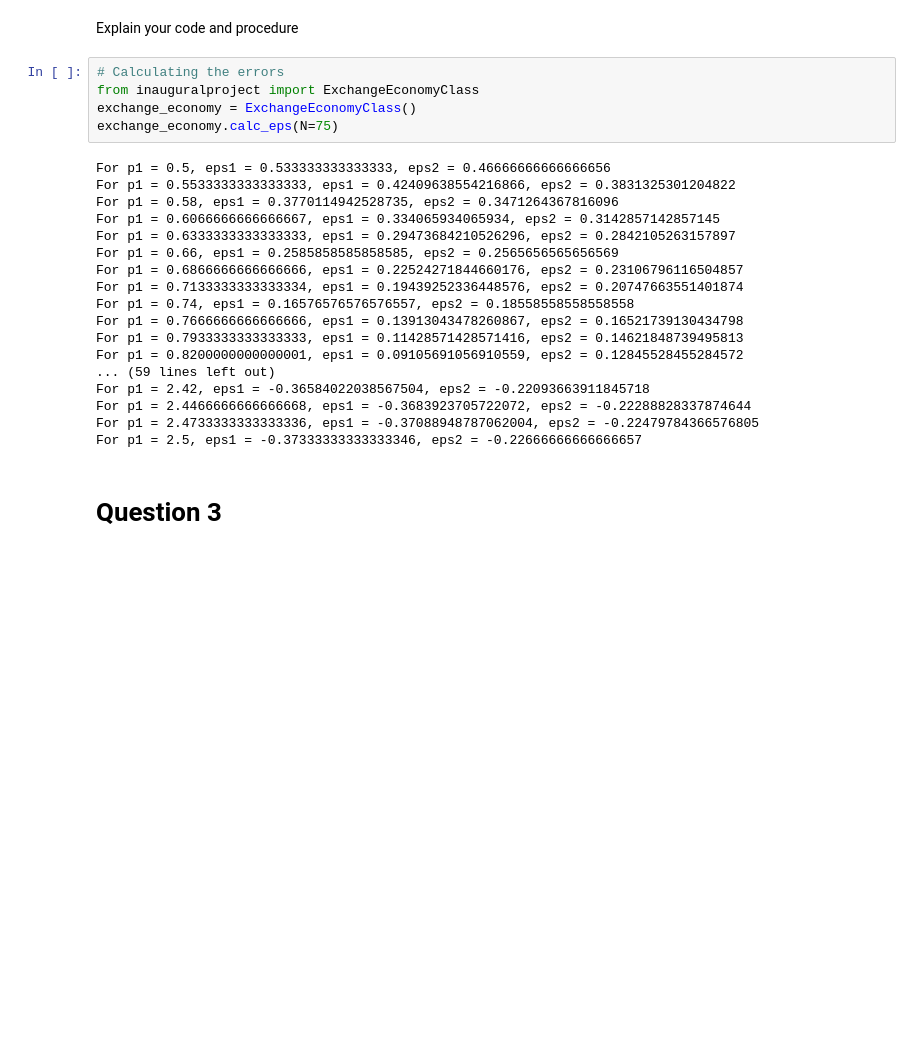
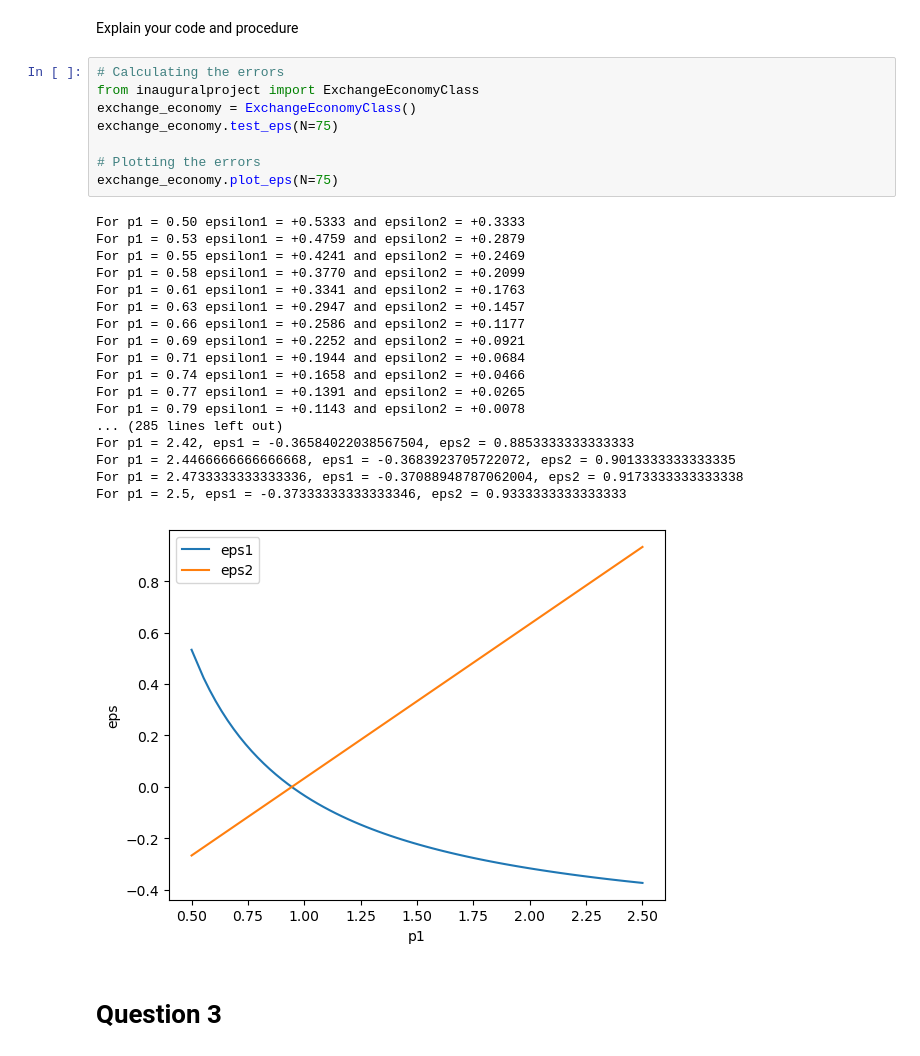
Before and after one commit to NumEconCopenhagen/projects-2024-anna-signe-og-klara, a Jupyter notebook: inauguralproject/inauguralproject.ipynb, the cells around one changed output. Cells and saved outputs as stored; diff of their text form; blank space fills up the shorter version.

Commit message:
Ny epsilon

```diff
--- a/inauguralproject/inauguralproject.ipynb
+++ b/inauguralproject/inauguralproject.ipynb
@@ -48,26 +42,30 @@ Explain your code and procedure
 # %%
 # Calculating the errors
 from inauguralproject import ExchangeEconomyClass
 exchange_economy = ExchangeEconomyClass()
-exchange_economy.calc_eps(N=75)
+exchange_economy.test_eps(N=75)
+
+# Plotting the errors
+exchange_economy.plot_eps(N=75)
 # %% [output]
-For p1 = 0.5, eps1 = 0.533333333333333, eps2 = 0.46666666666666656
-For p1 = 0.5533333333333333, eps1 = 0.42409638554216866, eps2 = 0.3831325301204822
-For p1 = 0.58, eps1 = 0.3770114942528735, eps2 = 0.3471264367816096
-For p1 = 0.6066666666666667, eps1 = 0.334065934065934, eps2 = 0.3142857142857145
-For p1 = 0.6333333333333333, eps1 = 0.29473684210526296, eps2 = 0.2842105263157897
-For p1 = 0.66, eps1 = 0.2585858585858585, eps2 = 0.2565656565656569
-For p1 = 0.6866666666666666, eps1 = 0.22524271844660176, eps2 = 0.23106796116504857
-For p1 = 0.7133333333333334, eps1 = 0.19439252336448576, eps2 = 0.20747663551401874
-For p1 = 0.74, eps1 = 0.16576576576576557, eps2 = 0.18558558558558558
-For p1 = 0.7666666666666666, eps1 = 0.13913043478260867, eps2 = 0.16521739130434798
-For p1 = 0.7933333333333333, eps1 = 0.11428571428571416, eps2 = 0.14621848739495813
-For p1 = 0.8200000000000001, eps1 = 0.09105691056910559, eps2 = 0.12845528455284572
-... (59 lines left out)
-For p1 = 2.42, eps1 = -0.36584022038567504, eps2 = -0.22093663911845718
-For p1 = 2.4466666666666668, eps1 = -0.3683923705722072, eps2 = -0.22288828337874644
-For p1 = 2.4733333333333336, eps1 = -0.37088948787062004, eps2 = -0.22479784366576805
-For p1 = 2.5, eps1 = -0.37333333333333346, eps2 = -0.22666666666666657
+For p1 = 0.50 epsilon1 = +0.5333 and epsilon2 = +0.3333
+For p1 = 0.53 epsilon1 = +0.4759 and epsilon2 = +0.2879
+For p1 = 0.55 epsilon1 = +0.4241 and epsilon2 = +0.2469
+For p1 = 0.58 epsilon1 = +0.3770 and epsilon2 = +0.2099
+For p1 = 0.61 epsilon1 = +0.3341 and epsilon2 = +0.1763
+For p1 = 0.63 epsilon1 = +0.2947 and epsilon2 = +0.1457
+For p1 = 0.66 epsilon1 = +0.2586 and epsilon2 = +0.1177
+For p1 = 0.69 epsilon1 = +0.2252 and epsilon2 = +0.0921
+For p1 = 0.71 epsilon1 = +0.1944 and epsilon2 = +0.0684
+For p1 = 0.74 epsilon1 = +0.1658 and epsilon2 = +0.0466
+For p1 = 0.77 epsilon1 = +0.1391 and epsilon2 = +0.0265
+For p1 = 0.79 epsilon1 = +0.1143 and epsilon2 = +0.0078
+... (285 lines left out)
+For p1 = 2.42, eps1 = -0.36584022038567504, eps2 = 0.8853333333333333
+For p1 = 2.4466666666666668, eps1 = -0.3683923705722072, eps2 = 0.9013333333333335
+For p1 = 2.4733333333333336, eps1 = -0.37088948787062004, eps2 = 0.9173333333333338
+For p1 = 2.5, eps1 = -0.37333333333333346, eps2 = 0.9333333333333333
+[figure, added]
 # %% [markdown]
 # Question 3
 # %% [markdown]
```
Also changed, not shown: parts of 3 cells of this notebook.
